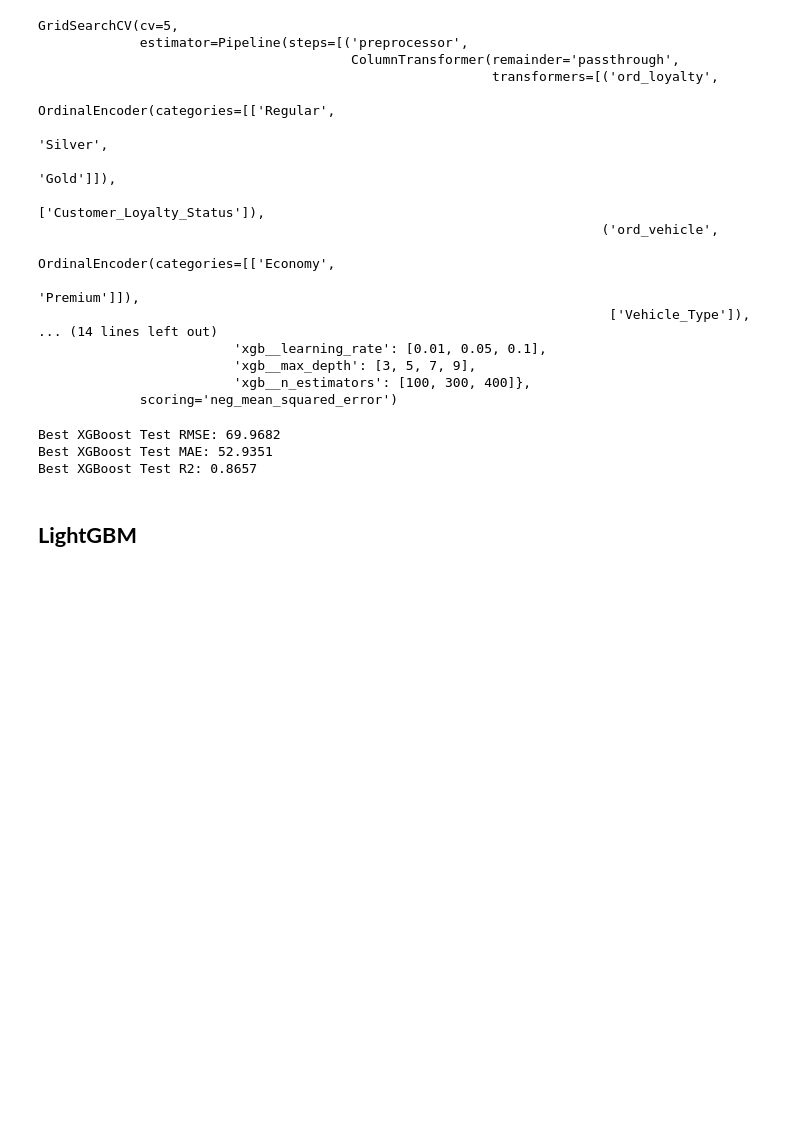
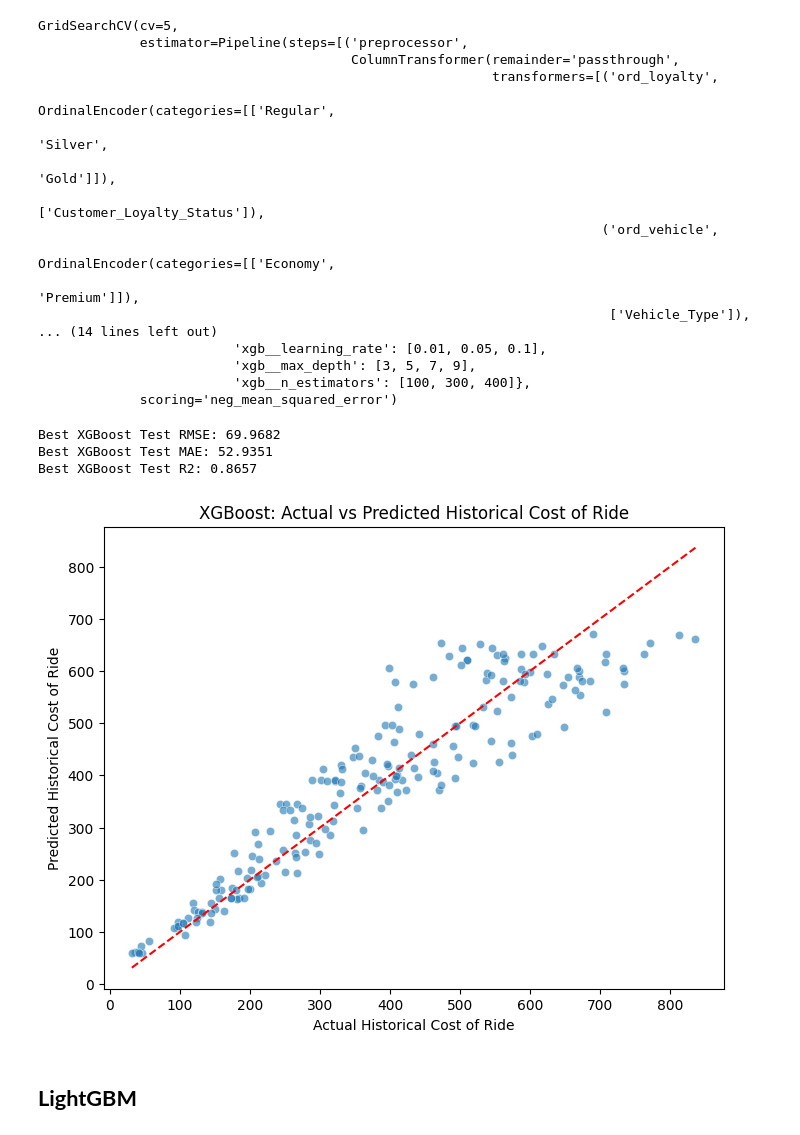
Before and after one commit to PriceOptima-SpringBoard/AI-PriceOptima, a Jupyter notebook: Milestone5_Advanced_Model_Development.ipynb, the cells around one changed output. Drawn from its saved outputs; the diff is of its cells as text; code cells hidden in the pictures; blank space fills up the shorter version.

```diff
--- a/Milestone5_Advanced_Model_Development.ipynb
+++ b/Milestone5_Advanced_Model_Development.ipynb
@@ -129,6 +129,16 @@ print(f"Best XGBoost Test R2: {r2_best:.4f}")
 Best XGBoost Test RMSE: 69.9682
 Best XGBoost Test MAE: 52.9351
 Best XGBoost Test R2: 0.8657
+# %%
+plt.figure(figsize=(8, 6))
+sns.scatterplot(x=y_test, y=y_pred_xgb_best, alpha=0.6)
+plt.plot([y_test.min(), y_test.max()], [y_test.min(), y_test.max()], 'r--')
+plt.xlabel('Actual Historical Cost of Ride')
+plt.ylabel('Predicted Historical Cost of Ride')
+plt.title('XGBoost: Actual vs Predicted Historical Cost of Ride')
+plt.show()
+# %% [output]
+[figure, added]
 # %% [markdown]
  ## **LightGBM**
 # %%
```
Also changed, not shown: parts of 5 cells of this notebook.
